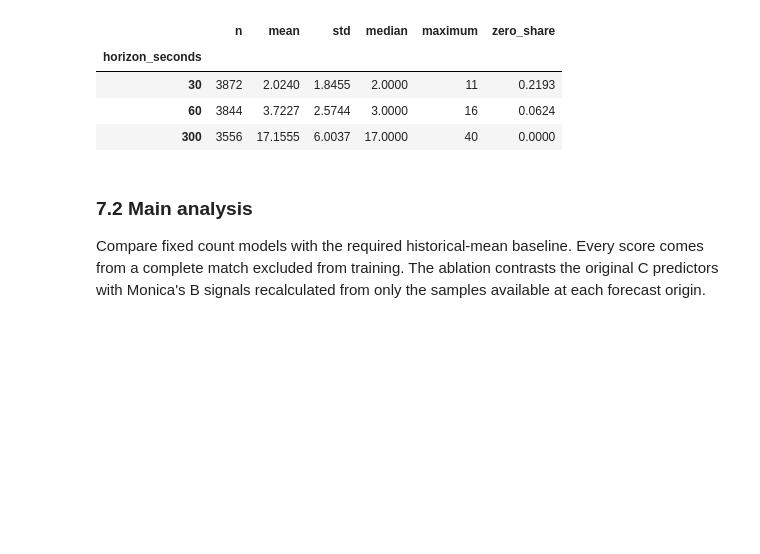
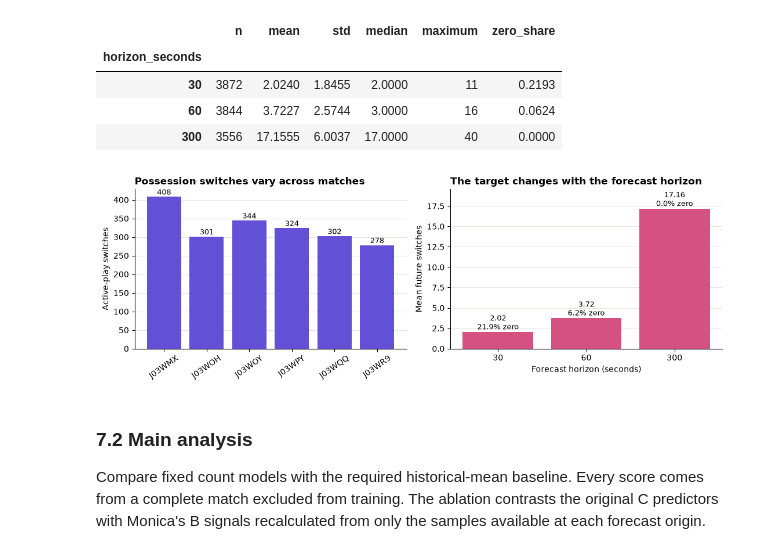
Before and after one commit to leonardoeng13/bramex-football-exertion-pitch-control, a Jupyter notebook: notebooks/BraMex_team_notebook.ipynb, the cells around one changed output. Saved outputs shown, nothing was run; the diff lists cells and outputs as text; code cells hidden in the pictures; blank space fills up the shorter version.

```diff
--- a/notebooks/BraMex_team_notebook.ipynb
+++ b/notebooks/BraMex_team_notebook.ipynb
@@ -762,6 +762,43 @@ C_TARGET_SUMMARY
 | 30 | 3872 | 2.0240 | 1.8455 | 2.0000 | 11 | 0.2193 |
 | 60 | 3844 | 3.7227 | 2.5744 | 3.0000 | 16 | 0.0624 |
 | 300 | 3556 | 17.1555 | 6.0037 | 17.0000 | 40 | 0.0000 |
+# %%
+from bramex.targets import possession_switch_mask
+
+C_MATCH_SWITCHES = []
+for match_id in sorted(C_FORECAST["match"].unique()):
+    raw = bramex.load_raw_match(match_id)
+    switches = sum(
+        possession_switch_mask(raw["poss"][half], raw["ball_status"][half]).sum()
+        for half in raw["poss"]
+    )
+    C_MATCH_SWITCHES.append({"match": match_id, "active_play_switches": switches})
+C_MATCH_SWITCHES = pd.DataFrame(C_MATCH_SWITCHES)
+
+fig, axes = plt.subplots(1, 2, figsize=(11, 3.8))
+axes[0].bar(C_MATCH_SWITCHES.match, C_MATCH_SWITCHES.active_play_switches, color="#6250d6")
+axes[0].set_title("Possession switches vary across matches", loc="left", fontweight="bold")
+axes[0].set_ylabel("Active-play switches")
+axes[0].tick_params(axis="x", rotation=35)
+for bar, value in zip(axes[0].patches, C_MATCH_SWITCHES.active_play_switches):
+    axes[0].text(bar.get_x() + bar.get_width() / 2, value + 6, f"{value}", ha="center", fontsize=9)
+
+target_plot = C_TARGET_SUMMARY.reset_index()
+bars = axes[1].bar(target_plot.horizon_seconds.astype(str), target_plot["mean"], color="#d55181")
+axes[1].set_title("The target changes with the forecast horizon", loc="left", fontweight="bold")
+axes[1].set_xlabel("Forecast horizon (seconds)")
+axes[1].set_ylabel("Mean future switches")
+axes[1].set_ylim(0, target_plot["mean"].max() * 1.14)
+for bar, mean, zero in zip(bars, target_plot["mean"], target_plot.zero_share):
+    axes[1].text(bar.get_x() + bar.get_width() / 2, mean + 0.35, f"{mean:.2f}\n{zero:.1%} zero", ha="center", fontsize=9)
+for ax in axes:
+    ax.spines[["top", "right"]].set_visible(False)
+    ax.grid(axis="y", color="#e6e5e0", lw=0.8)
+    ax.set_axisbelow(True)
+fig.tight_layout()
+plt.show()
+# %% [output]
+[figure, added]
 # %% [markdown]
 ### 7.2 Main analysis
 Compare fixed count models with the required historical-mean baseline. Every score comes from a complete match excluded from training. The ablation contrasts the original C predictors with Monica's B signals recalculated from only the samples available at each forecast origin.
```
Also changed, not shown: parts of 6 cells of this notebook.
